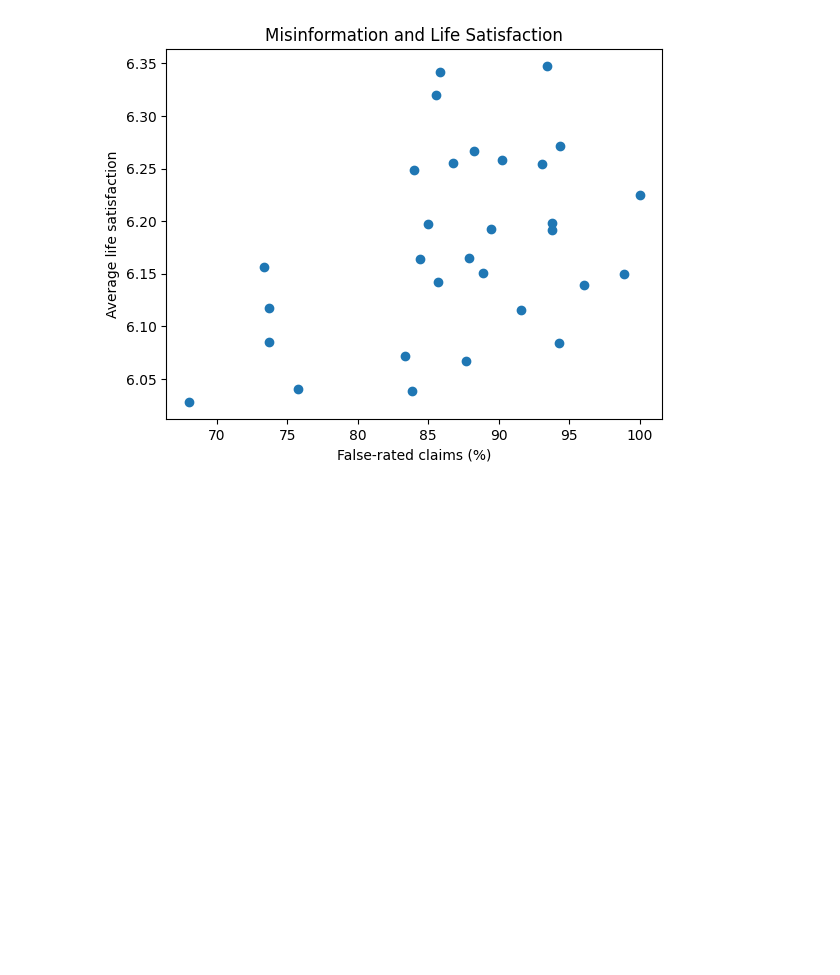
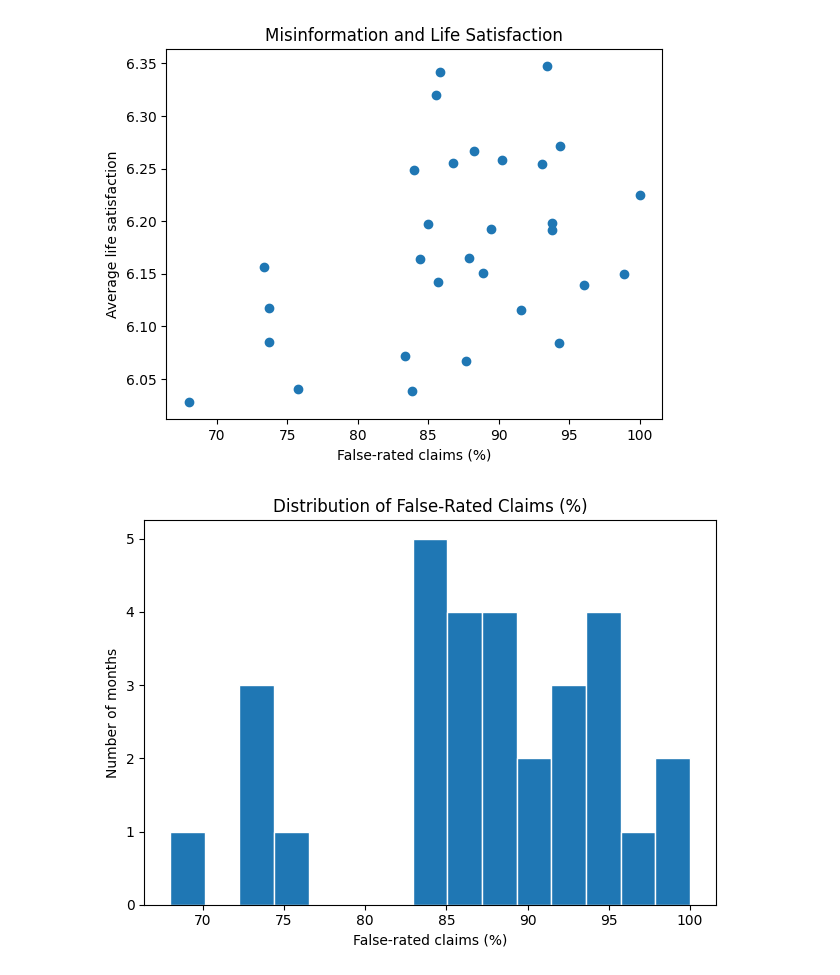
Before and after one commit to kallylxy2026/Team-25, a Jupyter notebook: Project_Lab.ipynb, the cells around one changed output. Cells and saved outputs as stored; diff of their text form; code cells hidden in the pictures; blank space fills up the shorter version.

```diff
--- a/Project_Lab.ipynb
+++ b/Project_Lab.ipynb
@@ -313,3 +313,15 @@ plt.title("Misinformation and Life Satisfaction")
 plt.show()
 # %% [output]
 [figure]
+# %%
+#Histogram of distribution of false rated claims
+
+plt.hist(merged_data["false_percentage"], bins=15, edgecolor="white")
+plt.title("Distribution of False-Rated Claims (%)")
+plt.xlabel("False-rated claims (%)")
+plt.ylabel("Number of months")
+plt.tight_layout()
+
+plt.show()
+# %% [output]
+[figure, added]
```
Also changed, not shown: parts of 1 cell of this notebook.
